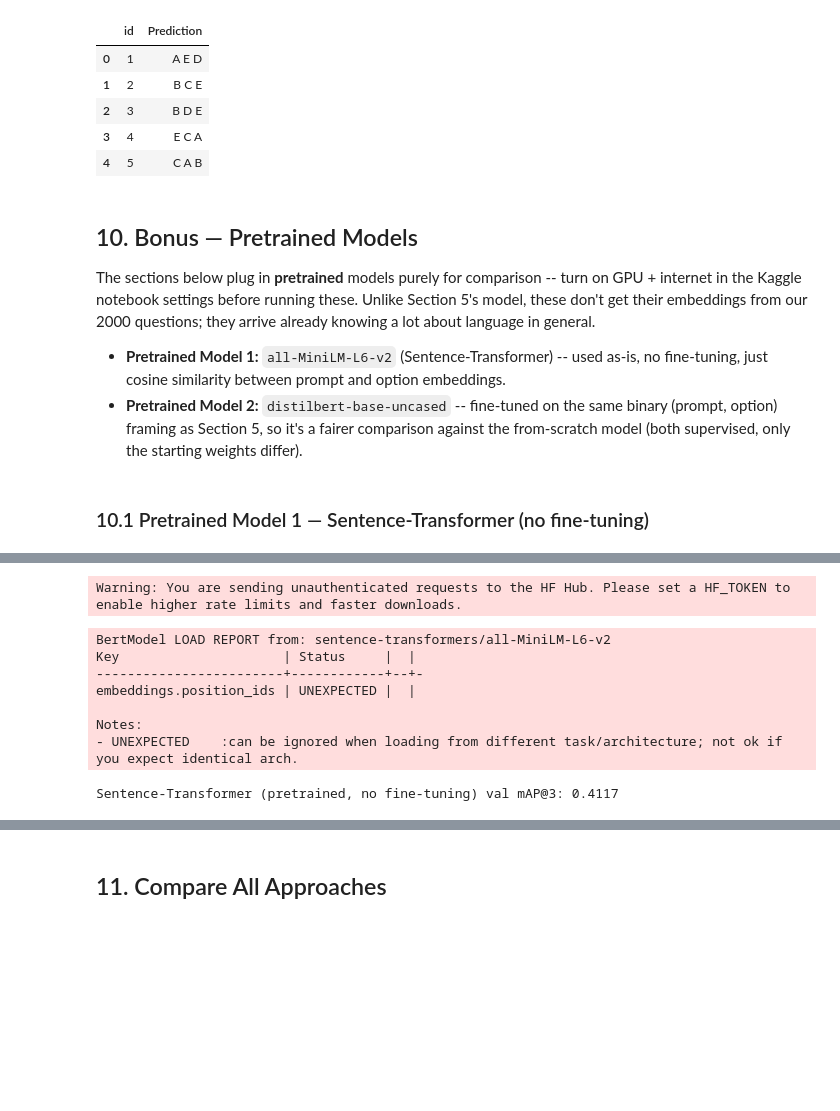
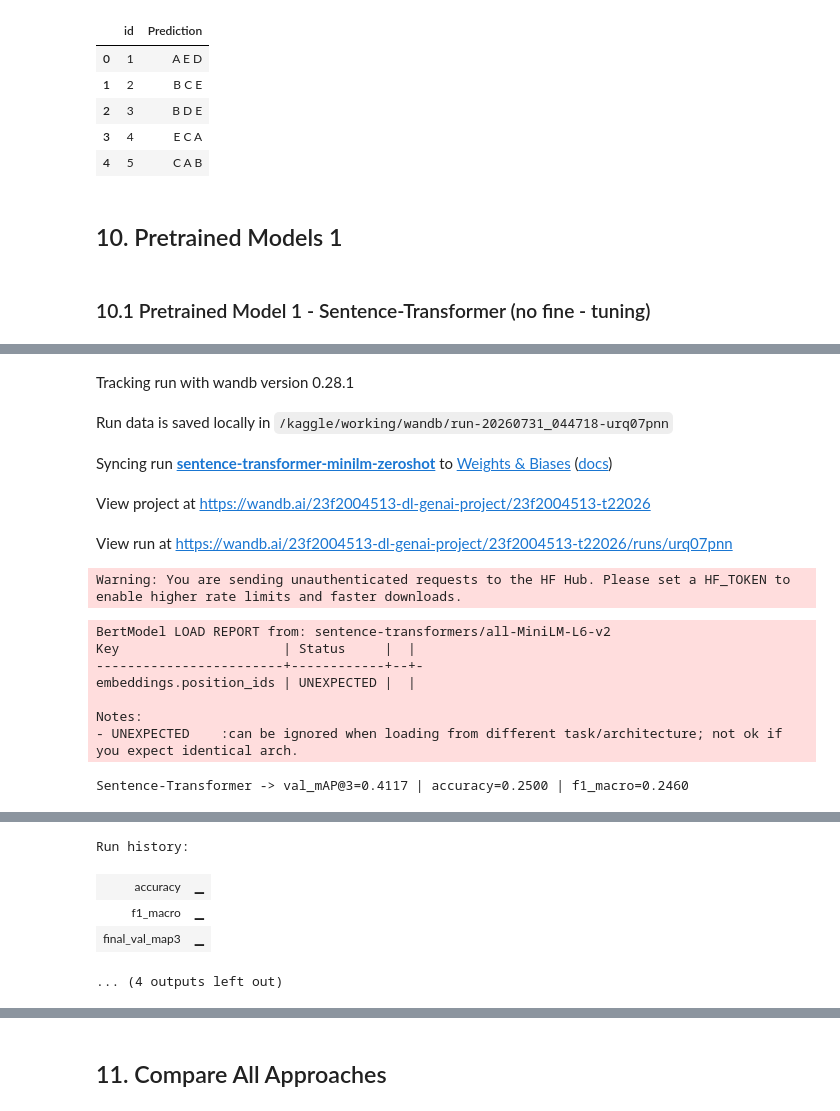
Before and after one commit to hanzala-tafzeel/dl-genai-project-26-t2, a Jupyter notebook: notebooks/dl-23f2004513-notebook-t22026.ipynb, the cells around one changed output, grey strips where cells are left out. Saved outputs shown, nothing was run; the diff lists cells and outputs as text; code cells hidden in the pictures; blank space fills up the shorter version.

Commit message:
notebook fromatted

```diff
--- a/notebooks/dl-23f2004513-notebook-t22026.ipynb
+++ b/notebooks/dl-23f2004513-notebook-t22026.ipynb
@@ -548,21 +532,27 @@ submission.head()
 | 2 | 3 | B D E |
 | 3 | 4 | E C A |
 | 4 | 5 | C A B |
-# %% [markdown]
-## 10. Bonus — Pretrained Models
-
-The sections below plug in **pretrained** models purely for comparison -- turn on GPU + internet in the Kaggle notebook settings before running these. Unlike Section 5's model, these don't get their embeddings from our 2000 questions; they arrive already knowing a lot about language in general.
-
-- **Pretrained Model 1:** `all-MiniLM-L6-v2` (Sentence-Transformer) -- used as-is, no fine-tuning, just cosine similarity between prompt and option embeddings.
-- **Pretrained Model 2:** `distilbert-base-uncased` -- fine-tuned on the same binary (prompt, option) framing as Section 5, so it's a fairer comparison against the from-scratch model (both supervised, only the starting weights differ).
+# %% [markdown]
+## 10. Pretrained Models 1
 # %% [markdown]
-### 10.1 Pretrained Model 1 — Sentence-Transformer (no fine-tuning)
+### 10.1 Pretrained Model 1 - Sentence-Transformer (no fine - tuning)
 # %%
 # Run once if not already installed:
 # !pip install sentence-transformers -q
 
 from sentence_transformers import SentenceTransformer
 from sklearn.metrics.pairwise import cosine_similarity
+
+run_st = wandb.init(
+    entity="23f2004513-dl-genai-project",
+    project="23f2004513-t22026",
+    name="sentence-transformer-minilm-zeroshot",
+    config={
+        "architecture": "SentenceTransformer-MiniLM-L6-v2",
+        "dataset": "Smart MCQ Solver Challenge",
+        "fine_tuned": False,
+    },
+)
 
 st_model = SentenceTransformer("all-MiniLM-L6-v2")
 
@@ -574,8 +564,11 @@ def rank_options_sentence_transformer(row, model, option_cols=OPTION_COLS):
     return [letter for letter, _ in ranked]
 
 # Same validation split as the from-scratch model, for a fair comparison
-st_predictions = val_df.apply(lambda row: rank_options_sentence_transformer(row, st_model), axis=1)
-st_map3 = mean_average_precision_at_3(val_df["answer"].tolist(), st_predictions.tolist())
-print(f"Sentence-Transformer (pretrained, no fine-tuning) val mAP@3: {st_map3:.4f}")
-run.log({"pretrained_sentence_transformer_map3": st_map3})
+st_predictions = val_df.apply(lambda row: rank_options_sentence_transformer(row, st_model), axis=1).tolist()
+st_map3 = mean_average_precision_at_3(val_df["answer"].tolist(), st_predictions)
+st_acc, st_f1 = top1_accuracy_and_f1(val_df["answer"].tolist(), st_predictions)
+
+print(f"Sentence-Transformer -> val_mAP@3={st_map3:.4f} | accuracy={st_acc:.4f} | f1_macro={st_f1:.4f}")
+run_st.log({"final_val_map3": st_map3, "accuracy": st_acc, "f1_macro": st_f1})
+run_st.finish()
 # %% [output]
@@ -582,3 +576,8 @@ run.log({"pretrained_sentence_transformer_map3": st_map3})
+Tracking run with wandb version 0.28.1
+Run data is saved locally in /kaggle/working/wandb/run-20260731_044718-urq07pnn
+Syncing run sentence-transformer-minilm-zeroshot to Weights & Biases (docs)
+View project at https://wandb.ai/23f2004513-dl-genai-project/23f2004513-t22026
+View run at https://wandb.ai/23f2004513-dl-genai-project/23f2004513-t22026/runs/urq07pnn
 Warning: You are sending unauthenticated requests to the HF Hub. Please set a HF_TOKEN to enable higher rate limits and faster downloads.
 BertModel LOAD REPORT from: sentence-transformers/all-MiniLM-L6-v2
 Key                     | Status     |  |
@@ -587,4 +586,4 @@ embeddings.position_ids | UNEXPECTED |  |
 
 Notes:
 - UNEXPECTED    :can be ignored when loading from different task/architecture; not ok if you expect identical arch.
-Sentence-Transformer (pretrained, no fine-tuning) val mAP@3: 0.4117
+Sentence-Transformer -> val_mAP@3=0.4117 | accuracy=0.2500 | f1_macro=0.2460
@@ -590,0 +591,5 @@ Sentence-Transformer (pretrained, no fine-tuning) val mAP@3: 0.4117
+Run history:
+| accuracy | ▁ |
+| f1_macro | ▁ |
+| final_val_map3 | ▁ |
+... (4 outputs left out)
```
Also changed, not shown: parts of 31 cells of this notebook.
